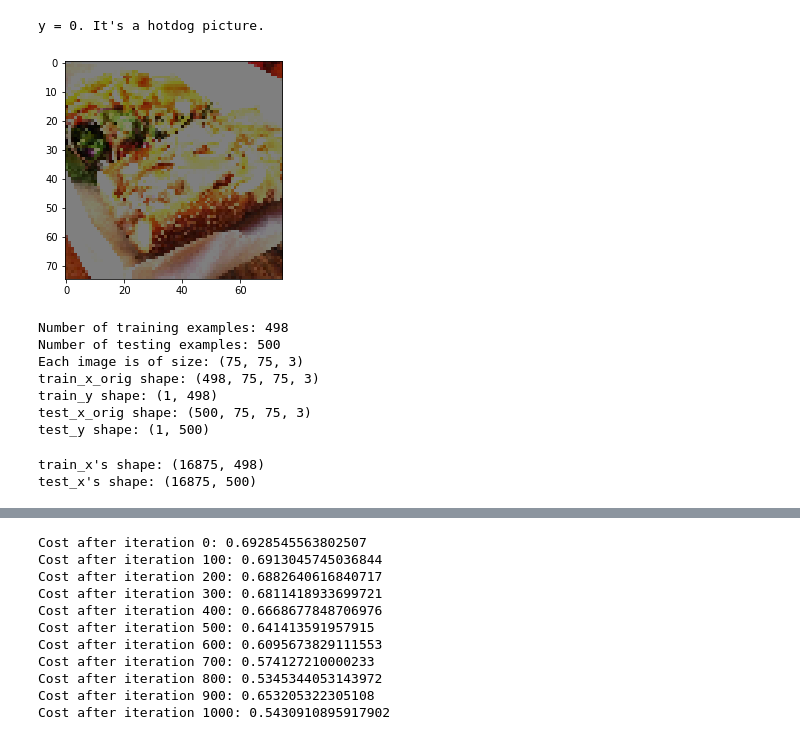
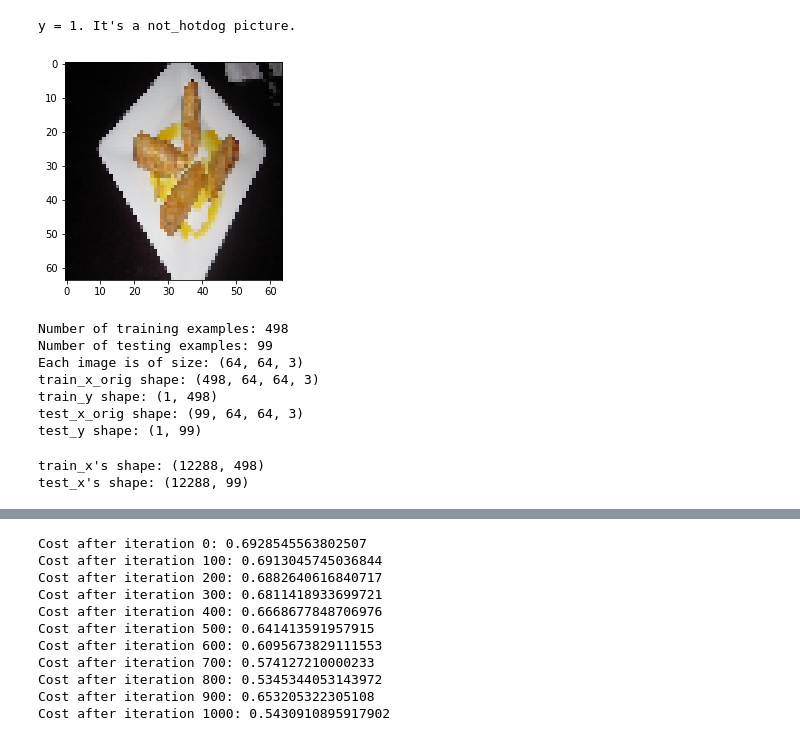
Before and after one commit to arcticbarra/DeepNeuralNetwork, a Jupyter notebook: Final Deep Neural Network.ipynb, the cells around one changed output, grey strips where cells are left out. Saved outputs shown, nothing was run; the diff lists cells and outputs as text; code cells hidden in the pictures.

```diff
--- a/Final Deep Neural Network.ipynb
+++ b/Final Deep Neural Network.ipynb
@@ -24,8 +27,8 @@ def load_hotdog_data():
     train_set_y_orig = np.array(train_dataset["train_labels"][:]) # your train set labels
 
     test_dataset = h5py.File('datasets/test_hotdogvsnothotdog.hdf5', "r")
-    test_set_x_orig = np.array(test_dataset["test_img"][:]) # your test set features
-    test_set_y_orig = np.array(test_dataset["test_labels"][:]) # your test set labels
+    test_set_x_orig = np.array(test_dataset["test_img"][:int(train_x_orig.shape[0]*.2)]) # your test set features
+    test_set_y_orig = np.array(test_dataset["test_labels"][:int(train_x_orig.shape[0]*.2)]) # your test set labels
 
     classes = np.array([b'hotdog', b'not_hotdog']) # the list of classes
 
@@ -37,12 +40,12 @@ def load_hotdog_data():
 train_x_orig, train_y, test_x_orig, test_y, classes = load_hotdog_data()
 # %%
 # Example of a picture
-index = 170
+index = 150
 plt.imshow(train_x_orig[index])
 print ("y = " + str(train_y[0,index]) + ". It's a " + classes[train_y[0,index]].decode("utf-8") +  " picture.")
 # %% [output]
-y = 0. It's a hotdog picture.
+y = 1. It's a not_hotdog picture.
-[figure, old version]
+[figure, new version]
 # %%
 # Explore your dataset
 m_train = train_x_orig.shape[0]
@@ -58,12 +61,12 @@ print ("test_x_orig shape: " + str(test_x_orig.shape))
 print ("test_y shape: " + str(test_y.shape))
 # %% [output]
 Number of training examples: 498
-Number of testing examples: 500
-Each image is of size: (75, 75, 3)
-train_x_orig shape: (498, 75, 75, 3)
+Number of testing examples: 99
+Each image is of size: (64, 64, 3)
+train_x_orig shape: (498, 64, 64, 3)
 train_y shape: (1, 498)
-test_x_orig shape: (500, 75, 75, 3)
-test_y shape: (1, 500)
+test_x_orig shape: (99, 64, 64, 3)
+test_y shape: (1, 99)
 # %%
 # Reshape the training and test examples
 train_x_flatten = train_x_orig.reshape(train_x_orig.shape[0], -1).T   # The "-1" makes reshape flatten the remaining dimensions
@@ -76,7 +79,7 @@ test_x = test_x_flatten/255.
 print ("train_x's shape: " + str(train_x.shape))
 print ("test_x's shape: " + str(test_x.shape))
 # %% [output]
-train_x's shape: (16875, 498)
-test_x's shape: (16875, 500)
+train_x's shape: (12288, 498)
+test_x's shape: (12288, 99)
 # %%
 ### CONSTANTS DEFINING THE MODEL ####
```
Also changed, not shown: parts of 14 cells of this notebook, 3 other files.
